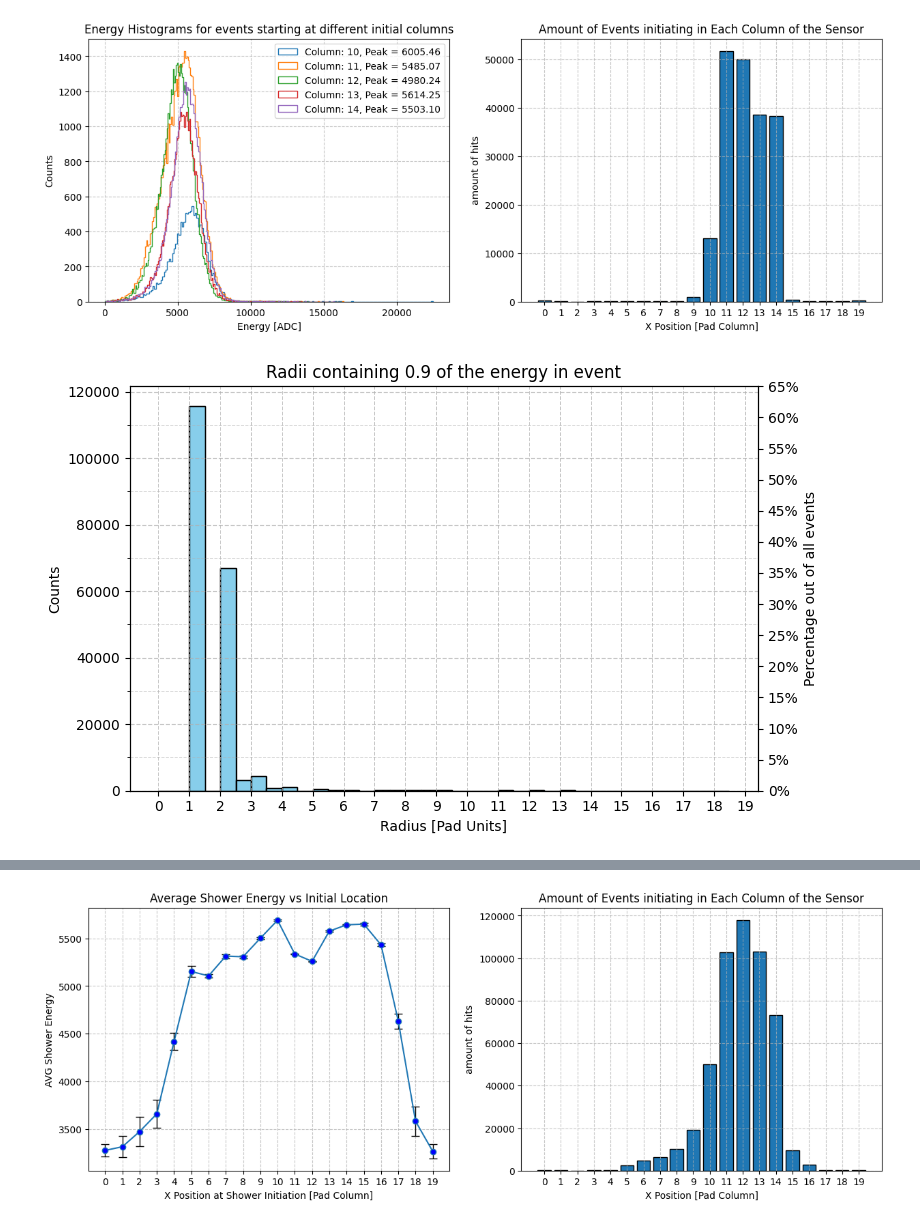
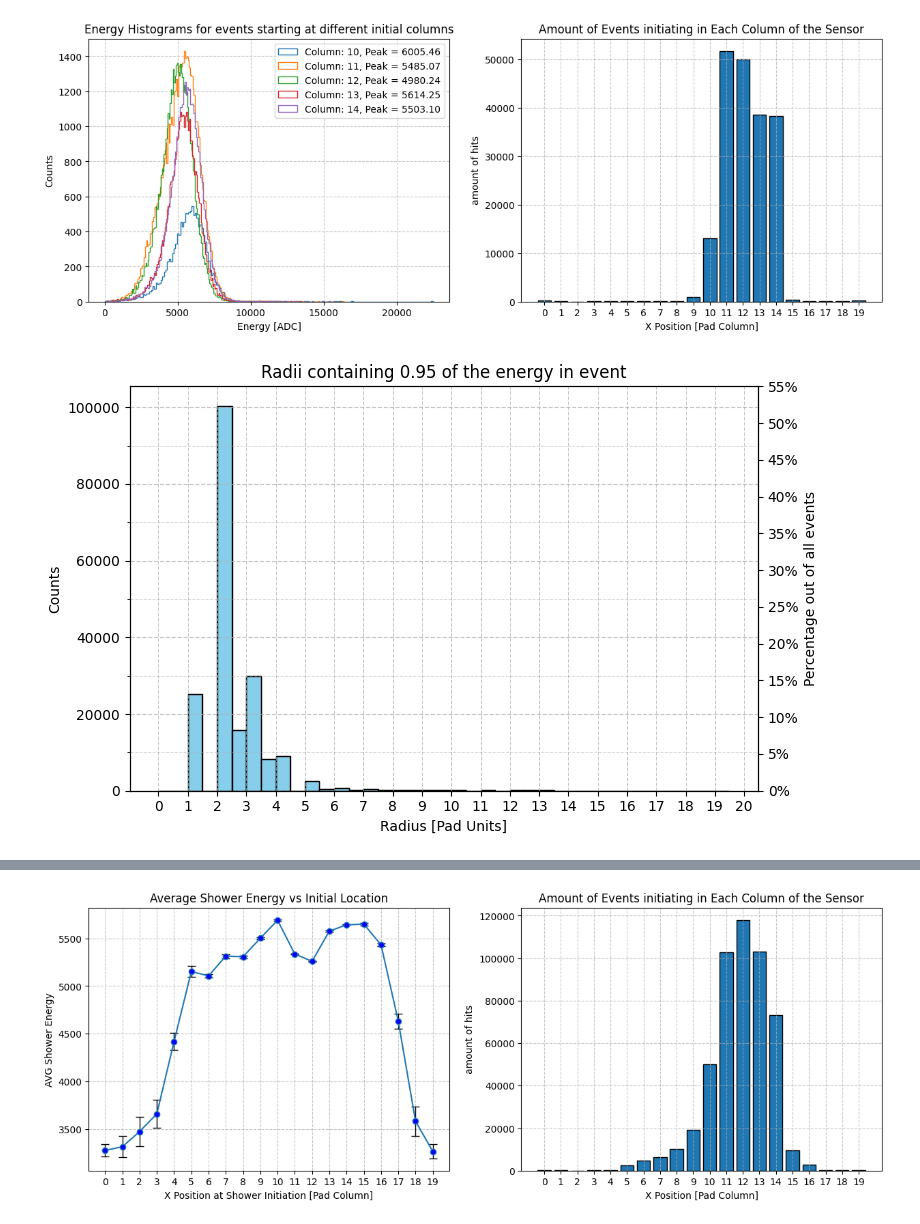
Before and after one commit to Ben-David-Ben/F-Cal-TB-Project, a Jupyter notebook: TB2025_Gap_1080_Reco.ipynb, the cells around one changed output, grey strips where cells are left out. Cells and saved outputs as stored; diff of their text form; code cells hidden in the pictures.

```diff
--- a/TB2025_Gap_1080_Reco.ipynb
+++ b/TB2025_Gap_1080_Reco.ipynb
@@ -83,6 +85,6 @@ rf.Histo_shower_energy_for_X_position(hit_data, 5, single_pad_only = "true")
 [figure]
 # %%
 hit_data_with_distances = rf.Radii_from_Initial_position(hit_data)
-rf.frac_energy_radii_histo(hit_data_with_distances, 0.9)
+rf.frac_energy_radii_histo(hit_data_with_distances, 0.95)
 # %% [output]
-[figure, old version]
+[figure, new version]
```
Also changed, not shown: parts of 2 cells of this notebook, 3 other files.
